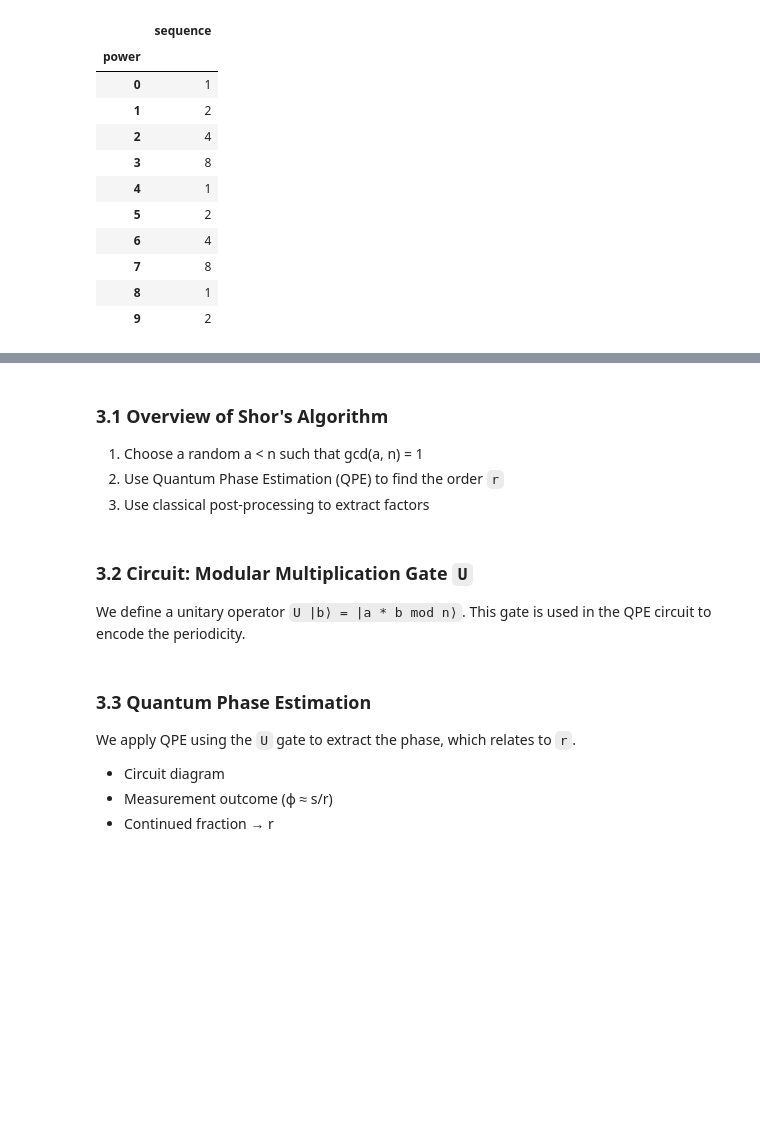
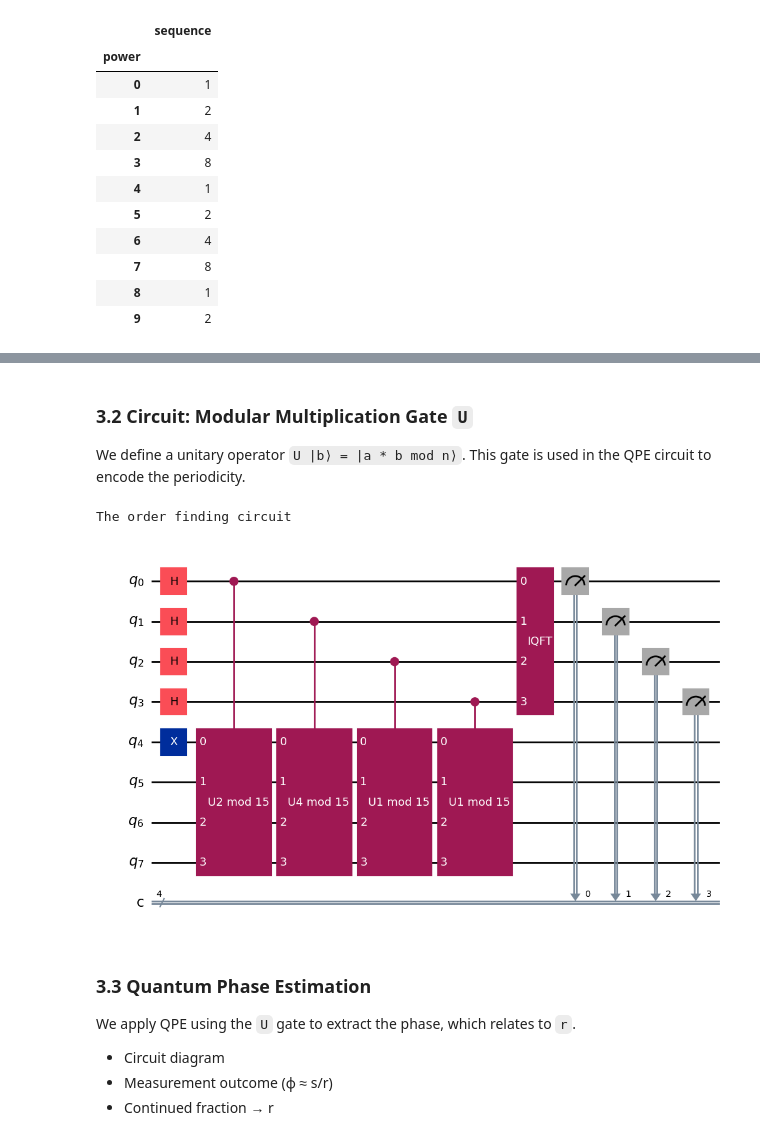
Before and after one commit to ElinEunjung/shors-algorithm-rsa, a Jupyter notebook: shors-algorithm-rsa.ipynb, the cells around one changed output, grey strips where cells are left out. Cells and saved outputs as stored; diff of their text form; code cells hidden in the pictures; blank space fills up the shorter version.

Commit message:
feat: add solution for section 3

```diff
--- a/shors-algorithm-rsa.ipynb
+++ b/shors-algorithm-rsa.ipynb
@@ -101,39 +88,59 @@ get_modular_exponentiation_sequence(2, 15)
-# %% [markdown]
-### 3.1 Overview of Shor's Algorithm
-1. Choose a random a < n such that gcd(a, n) = 1
-2. Use Quantum Phase Estimation (QPE) to find the order `r`
-3. Use classical post-processing to extract factors
 # %% [markdown]
 ### 3.2 Circuit: Modular Multiplication Gate `U`
 We define a unitary operator `U |b⟩ = |a * b mod n⟩`.
 This gate is used in the QPE circuit to encode the periodicity.
 # %%
 # Utility function to build U |b⟩ = |a * b mod n⟩
-def modular_multiplication_gate_U(a, n , num_qubits):
-    dimention = 2**num_qubits
-    U = np.zeros((dimention, dimention))
+def modular_multiplication_gate_U(a, n):
+    dimension = 2 ** math.ceil(math.log2(n))
+    U = np.zeros((dimension, dimension))
 
     for b in range(n):
       ab_mod_n = (a * b) % n
       U[ab_mod_n, b] = 1
 
-    # rest to keep unitary
-    for i in range(n, dimention):
+    # Fill rest with identity to make U unitary
+    for i in range(n, dimension):
       U[i, i] = 1
 
-    return UnitaryGate(U, label=f'Ux{a} mod {n}')
+    return UnitaryGate(U, label=f'U{a} mod {n}')
 # %%
-# Placeholder: implement or load modular multiplication gate circuit
+# Adapted code from lecture 14 excercise solution
+def qpe_order_finding_circuit(a, n, t):
+      # determin number of qubits needed
+      counting_qubits = t
+      target_qubits = math.ceil(math.log2(n)) # Enough to represent n
+      qc = QuantumCircuit(counting_qubits + target_qubits, counting_qubits)
 
-# def qpe_order_finding_circuit(a, n, t):
-#     qc = QuantumCircuit(t + len(bin(n)) - 2, t)
-#     # Step 1: Apply Hadamards on counting qubits
-      # Step 2: Apply Controlled modular multiplication gates
-      # Step 3: Inverse QFT
-      # Step 4: Measure counting register
-#     return qc
-# qc.draw('mpl')
-# visualize_transition(qc)
+      # Prepare target register in the eigenstate |1>
+      qc.x(counting_qubits) # Apply X gate to the least significant bit of target
+
+      # Apply Hadamards on counting qubits
+      for qubit in range(counting_qubits):
+            qc.h(qubit)
+
+      # Apply controlled modular multiplication gates
+      for j in range(counting_qubits):
+            exponent = 2**j
+            U = modular_multiplication_gate_U(pow(a, exponent, n), n).control()
+            qc.append(U, [j] + list(range(counting_qubits, counting_qubits + target_qubits)))
+
+      # Apply inverse QFT
+      qc.append(QFT(counting_qubits, do_swaps=True).inverse(), range(counting_qubits))
+
+      # Measure counting register
+      qc.measure(range(counting_qubits), range(counting_qubits))
+
+      return qc
+
+
+# Show the circuit (how the QPE works)
+print("The order finding circuit")
+qc = qpe_order_finding_circuit(a=2, n=15, t=4)
+qc.draw('mpl')
+# %% [output]
+The order finding circuit
+[figure, added]
 # %% [markdown]
 ### 3.3 Quantum Phase Estimation
 We apply QPE using the `U` gate to extract the phase, which relates to `r`.
```
Also changed, not shown: parts of 10 cells of this notebook.
